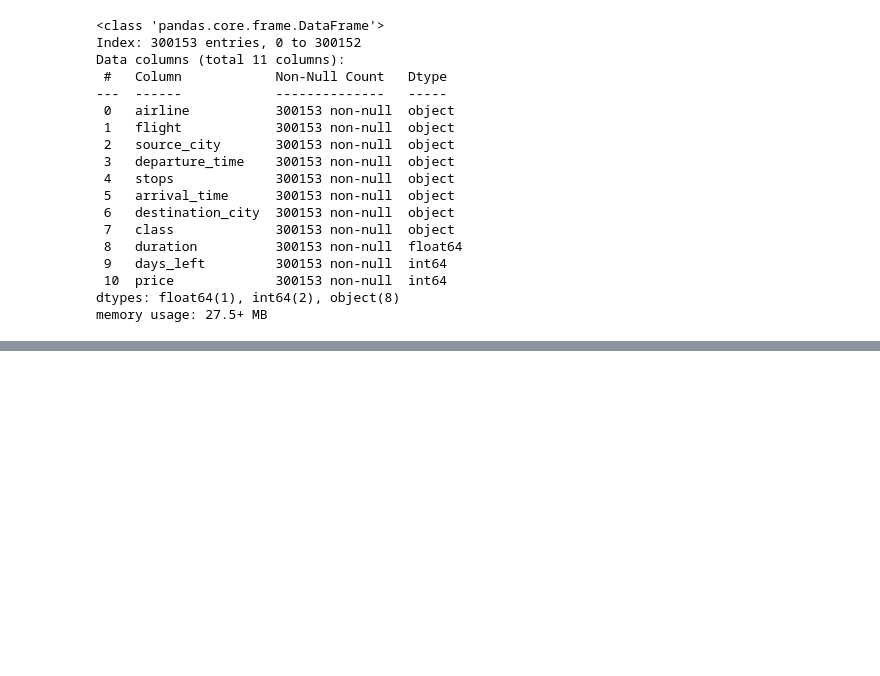
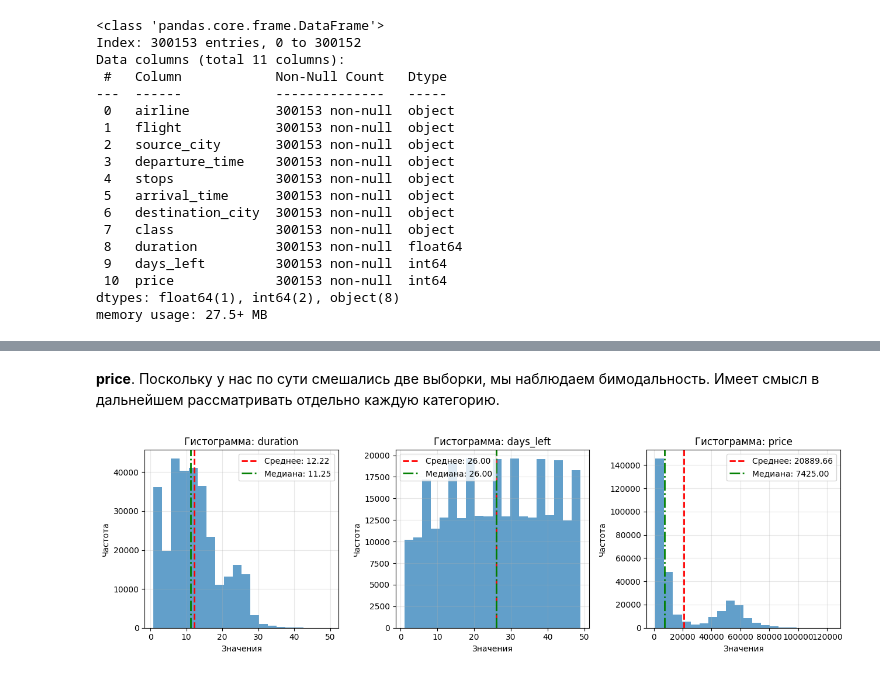
Before and after one commit to FragileMouse/flight-price-analysis, a Jupyter notebook: notebooks/analysis.ipynb, the cells around one changed output, grey strips where cells are left out. Cells and saved outputs as stored; diff of their text form; code cells hidden in the pictures; blank space fills up the shorter version.

```diff
--- a/notebooks/analysis.ipynb
+++ b/notebooks/analysis.ipynb
@@ -121,0 +39,11 @@ print('\n')
+# %%
+cat_mask = df.dtypes == 'object'
+
+print(f'Количество строк: {df.shape[0]}')
+print(f'Количество столбцов: {df.shape[1]}')
+print(f'Количество числовых столбцов: {len((df.loc[:, ~cat_mask]).columns)}')
+print(f'Наименования числовых столбцов: {list((df.loc[:, ~cat_mask]).columns)}')
+print(f'Количество категориальных столбцов: {len((df.loc[:, cat_mask]).columns)}')
+print(f'Наименования категориальных столбцов: {list((df.loc[:, cat_mask]).columns)}')
+print(f'Количество дубликатов: {df.duplicated().sum()}')
+print(f'Количество пропусков: {df.isna().sum().sum()}')
@@ -121,0 +106,24 @@ print('\n')
+# %% [markdown]
+**price**. Поскольку у нас по сути смешались две выборки, мы наблюдаем бимодальность. Имеет смысл в дальнейшем рассматривать отдельно каждую категорию.
+# %%
+fig, axes = plt.subplots(1, 3, figsize=(13, 4))
+
+for i, col in enumerate(list((df.loc[:, ~cat_mask]).columns)):
+    axes[i].hist(df[col], bins=20, alpha=0.7)
+
+    mean_val = df[col].mean()
+    median_val = df[col].median()
+
+    axes[i].axvline(mean_val, color='red', linestyle='--', linewidth=2, label=f'Среднее: {mean_val:.2f}')
+    axes[i].axvline(median_val, color='green', linestyle='-.', linewidth=2, label=f'Медиана: {median_val:.2f}')
+
+    axes[i].set_title(f'Гистограмма: {col}')
+    axes[i].set_xlabel('Значения')
+    axes[i].set_ylabel('Частота')
+    axes[i].legend()
+    axes[i].grid(True, alpha=0.3)
+
+plt.tight_layout()
+plt.show()
+# %% [output]
+[figure, added]
```
Also changed, not shown: parts of 20 cells of this notebook.
